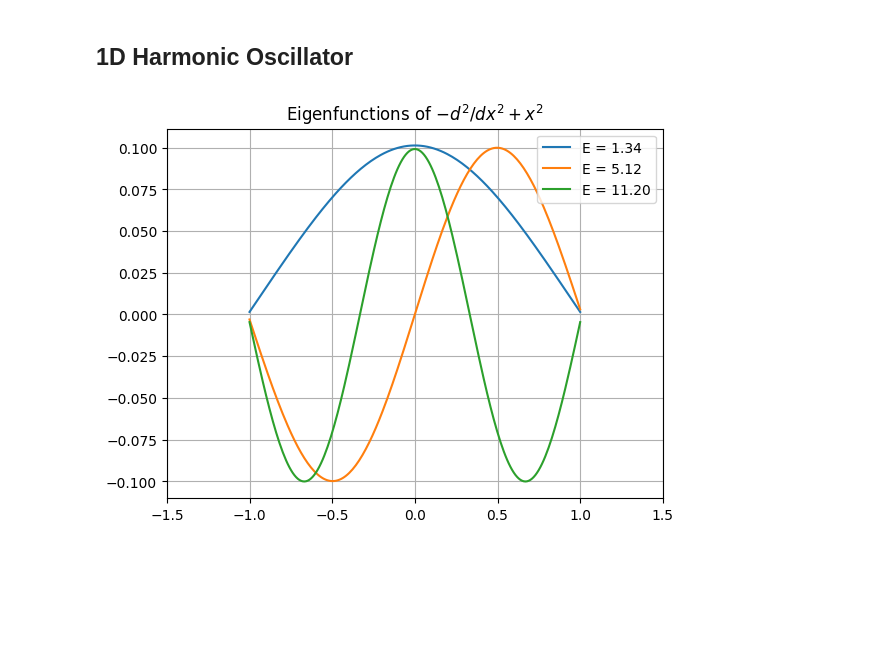
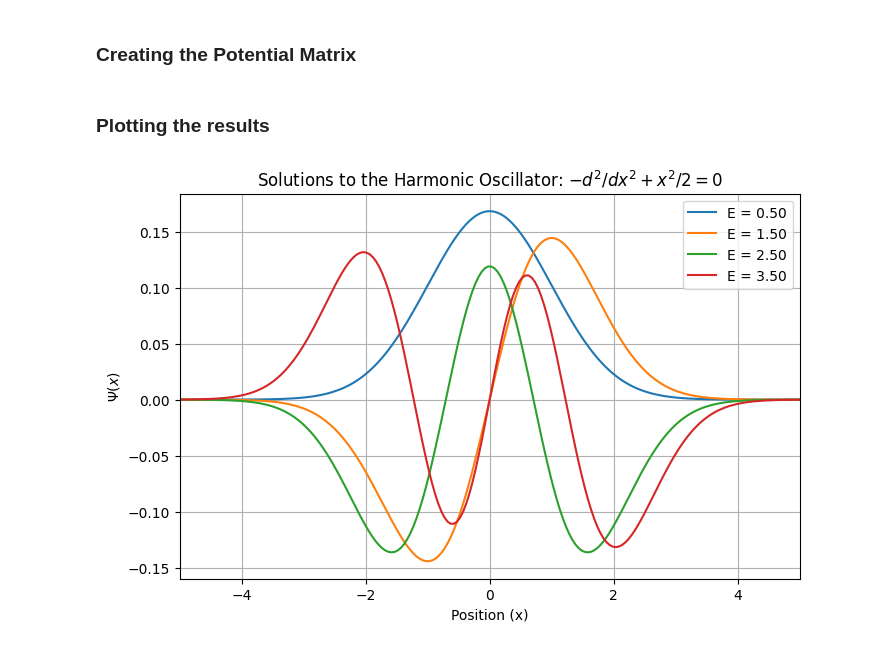
Before and after one commit to ananthapadmanabhan18/P452_Computational_Physics, a Jupyter notebook: Term_Project/Term_project.ipynb, the cells around one changed output. Drawn from its saved outputs; the diff is of its cells as text; code cells hidden in the pictures; blank space fills up the shorter version.

```diff
--- a/Term_Project/Term_project.ipynb
+++ b/Term_Project/Term_project.ipynb
@@ -9,7 +16,5 @@ import seaborn as sns
 # %%
-n_grid=200
-x=np.linspace(-1,1,n_grid)
-y=np.sin(x)
-plt.plot(y)
-plt.grid()
+n=200
+L=5
+x=np.linspace(-L,L,n)
 h=x[1]-x[0]
@@ -18,13 +27,5 @@ h=x[1]-x[0]
 # %%
-D=-np.eye(n_grid)+np.diagflat(np.ones(n_grid-1),1)
+D=-np.eye(n)+np.diagflat(np.ones(n-1),1)
 D = D / h
-
 D2=D.dot(-D.T)
 D2[-1,-1]=D2[0,0]
-
-
-plt.plot(x,y, label="y(x) = sin(x)")
-plt.plot(x[:-1],D.dot(y)[:-1], label=r"dy/dx")
-plt.plot(x[1:-1],D2.dot(y)[1:-1], label=r"d/dx(dy/dx)")
-plt.grid()
-plt.legend()
@@ -34,13 +32,21 @@ plt.legend()
-# %% [markdown]
-## __1D Harmonic Oscillator__
+# %% [markdown]
+### Creating the Potential Matrix
+# %%
+X=np.diagflat(x*x/2)               # potential energy: This returns the diagonal matrix with x^2/2 on the diagonal
+E, psi = np.linalg.eigh(-D2/2+X)   # This returns the eigenvalues and eigenvectors of the Hamiltonian
+# %% [markdown]
+### Plotting the results
 # %%
-X=np.diagflat(x*x)
-E, psi = np.linalg.eigh(-D2/2+X)
-for i in range(3):
-    plt.plot(x,psi[:,i], label=f"E = {E[i]:.2f}")
+import matplotlib.pyplot as plt
+plt.figure(figsize=(8,5))
+for i in range(4):
+    plt.plot(x, psi[:, i], label=f"E = {E[i]:.2f}")
+plt.xlabel("Position (x)")
+plt.ylabel(r"$\Psi(x)$")
 plt.legend(loc=1)
-plt.title("Eigenfunctions of $-d^2/dx^2 + x^2$")
-plt.xlim(-1.5,1.5)
+plt.title("Solutions to the Harmonic Oscillator: $-d^2/dx^2 +  x^2 /2 = 0$")
+plt.xlim(-L, L)
 plt.grid()
+plt.show()
 # %% [output]
-[figure, old version]
+[figure, new version]
```
Also changed, not shown: parts of 10 cells of this notebook.
